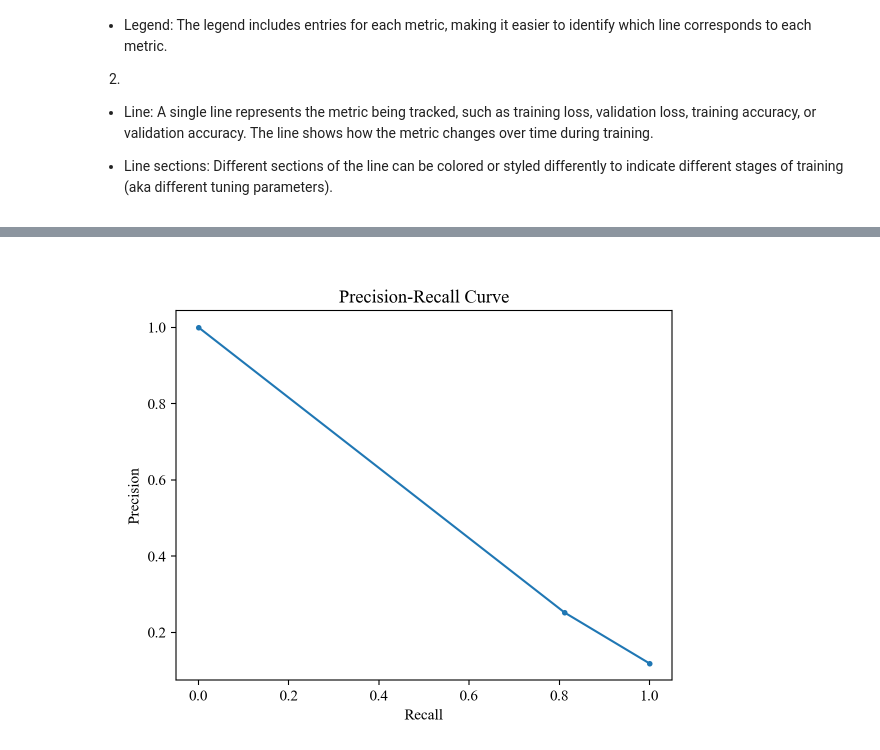
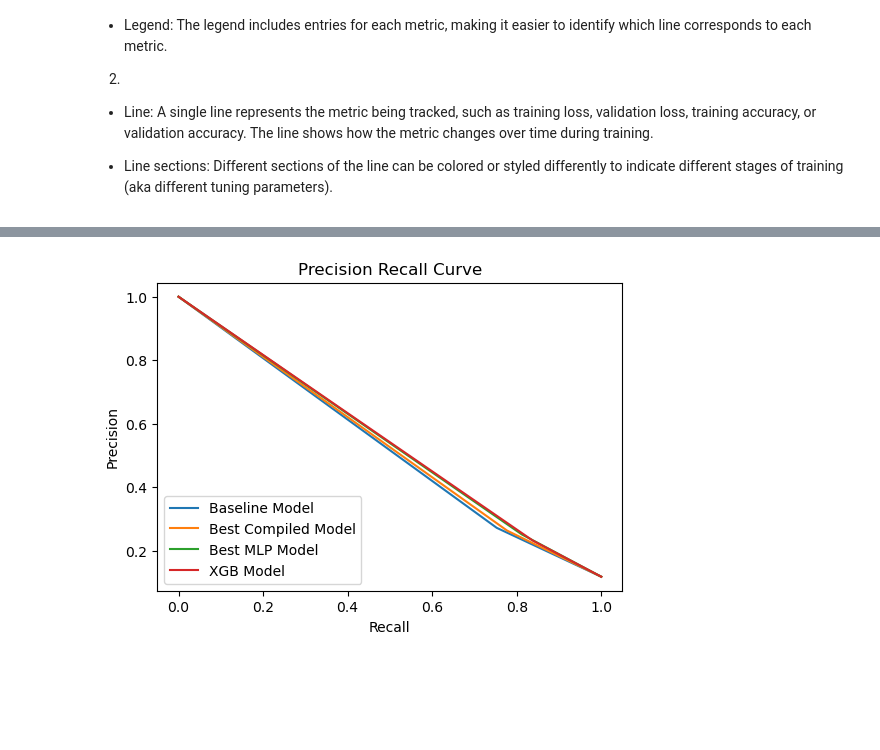
Before and after one commit to DecisionTreeBruining/212B-ML-Project, a Jupyter notebook: assignment_3/local_dev/mlp_visual.ipynb, the cells around one changed output, grey strips where cells are left out. Cells and saved outputs as stored; diff of their text form; code cells hidden in the pictures; blank space fills up the shorter version.

```diff
--- a/assignment_3/local_dev/mlp_visual.ipynb
+++ b/assignment_3/local_dev/mlp_visual.ipynb
@@ -225,0 +356,14 @@ with open(root_path + 'best_model_best_params-Under_Sample_1:1_threshold_20.pkl'
+# %%
+with open(root_path + 'best_model-baseline.pkl', 'rb') as f:
+    base_model = pickle.load(f)
+
+
+with open(root_path + 'best_model_best_lego_7_3-Under_Sample_1:1_threshold_20.pkl', 'rb') as f:
+    model_7 = pickle.load(f)
+
+
+with open(root_path + 'best_model_best_params-Under_Sample_1:1_threshold_20.pkl', 'rb') as be:
+    best_model = pickle.load(be)
+
+with open(root_path + 'xgb_model.pkl', 'rb') as f:
+    xgb_model= pickle.load(f)
@@ -293,0 +403,10 @@ plt.show()
+# %%
+# predict the baseline model
+y_pred_base = base_model.predict(X_test_scaled)
+# get the probability of the positive class
+y_prob_base = base_model.predict_proba(X_test_scaled)[:, 1]
+# %%
+# predict the xgb model
+y_pred_xgb = xgb_model.predict(X_test_scaled)
+# get the probability of the positive class
+y_prob_xgb = xgb_model.predict_proba(X_test_scaled)[:, 1]
@@ -294,11 +436,21 @@ plt.show()
 # %%
-# pr curve for the best model
-precision_best, recall_best, thresholds_best = precision_recall_curve(y_test, y_pred_best)
+# pr curve for the three models
+from sklearn.metrics import precision_recall_curve
 
-plt.plot(recall_best, precision_best, marker='.')
+precision_base, recall_base, _ = precision_recall_curve(y_test, y_pred_base)
+precision_7, recall_7, _ = precision_recall_curve(y_test, y_pred)
+precision_best, recall_best, thresh = precision_recall_curve(y_test, y_pred_best)
+precision_xgb, recall_xgb, _ = precision_recall_curve(y_test, y_pred_xgb)
+
+plt.figure(figsize=(6, 4))
+plt.plot(recall_base, precision_base, label='Baseline Model')
+plt.plot(recall_7, precision_7, label='Best Compiled Model')
+plt.plot(recall_best, precision_best, label='Best MLP Model')
+plt.plot(recall_xgb, precision_xgb, label='XGB Model')
 plt.xlabel('Recall')
 plt.ylabel('Precision')
-plt.title('Precision-Recall Curve')
+plt.title('Precision Recall Curve')
+plt.legend(loc='lower left')
 plt.show()
 # %% [output]
-[figure, old version]
+[figure, new version]
```
Also changed, not shown: parts of 40 cells of this notebook.
